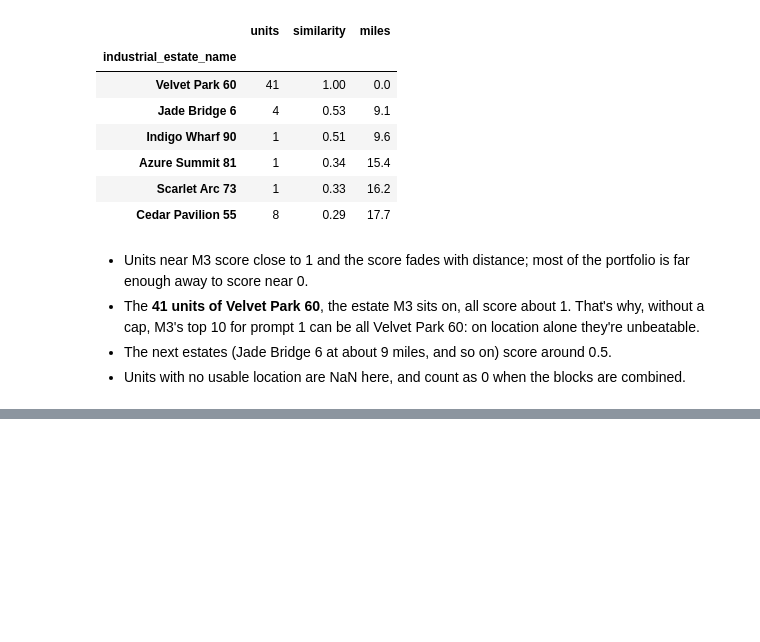
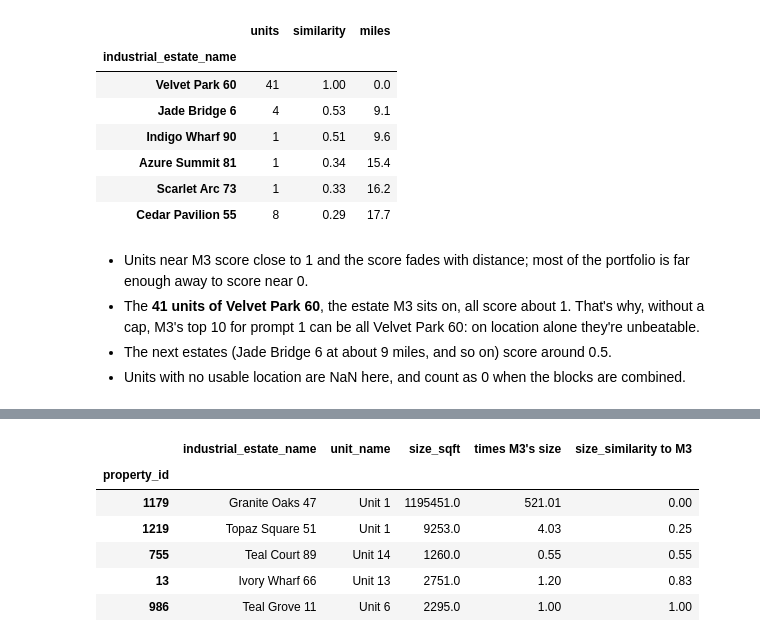
Before and after one commit to tonyjward/Indurent, a Jupyter notebook: notebooks/06_similarity_functions.ipynb, the cells around one changed output, grey strips where cells are left out. Drawn from its saved outputs; the diff is of its cells as text; code cells hidden in the pictures; blank space fills up the shorter version.

```diff
--- a/notebooks/06_similarity_functions.ipynb
+++ b/notebooks/06_similarity_functions.ipynb
@@ -257,0 +334,10 @@ by_estate.round(2)
+# %%
+m3_size = size_similarity(m3, portfolio)
+print(f"{m3_size.notna().sum():,} units scored; {m3_size.isna().sum()} NaN (doubtful sizes)")
+
+fig = px.scatter(x=np.log10(portfolio["size_sqft"]), y=m3_size, opacity=0.4, height=380,
+                 title=f"Size similarity of every portfolio unit to M3 ({m3['size_sqft']:,.0f} sq ft)",
+                 labels={"x": "Portfolio unit size (sq ft, log scale)", "y": "Size similarity to M3"})
+fig.add_vline(x=np.log10(m3["size_sqft"]), line_dash="dash", line_color="firebrick")
+fig.update_xaxes(tickvals=np.log10(ticks), ticktext=[f"{t:,}" for t in ticks])
+fig.show()
@@ -257,0 +347,14 @@ by_estate.round(2)
+# %%
+sample = portfolio.loc[[*m3_size.dropna().sort_values().index[[0, 400, 800, 1100, -1]]],
+                       ["industrial_estate_name", "unit_name", "size_sqft"]].round(0)
+sample["times M3's size"] = (sample["size_sqft"] / m3["size_sqft"]).round(2)
+sample["size_similarity to M3"] = m3_size[sample.index].round(2)
+sample
+# %% [output]
+|  | industrial_estate_name | unit_name | size_sqft | times M3's size | size_similarity to M3 |
+| property_id |  |  |  |  |  |
+| 1179 | Granite Oaks 47 | Unit 1 | 1195451.0 | 521.01 | 0.00 |
+| 1219 | Topaz Square 51 | Unit 1 | 9253.0 | 4.03 | 0.25 |
+| 755 | Teal Court 89 | Unit 14 | 1260.0 | 0.55 | 0.55 |
+| 13 | Ivory Wharf 66 | Unit 13 | 2751.0 | 1.20 | 0.83 |
+| 986 | Teal Grove 11 | Unit 6 | 2295.0 | 1.00 | 1.00 |
```
Also changed, not shown: parts of 9 cells of this notebook, 7 other files.
